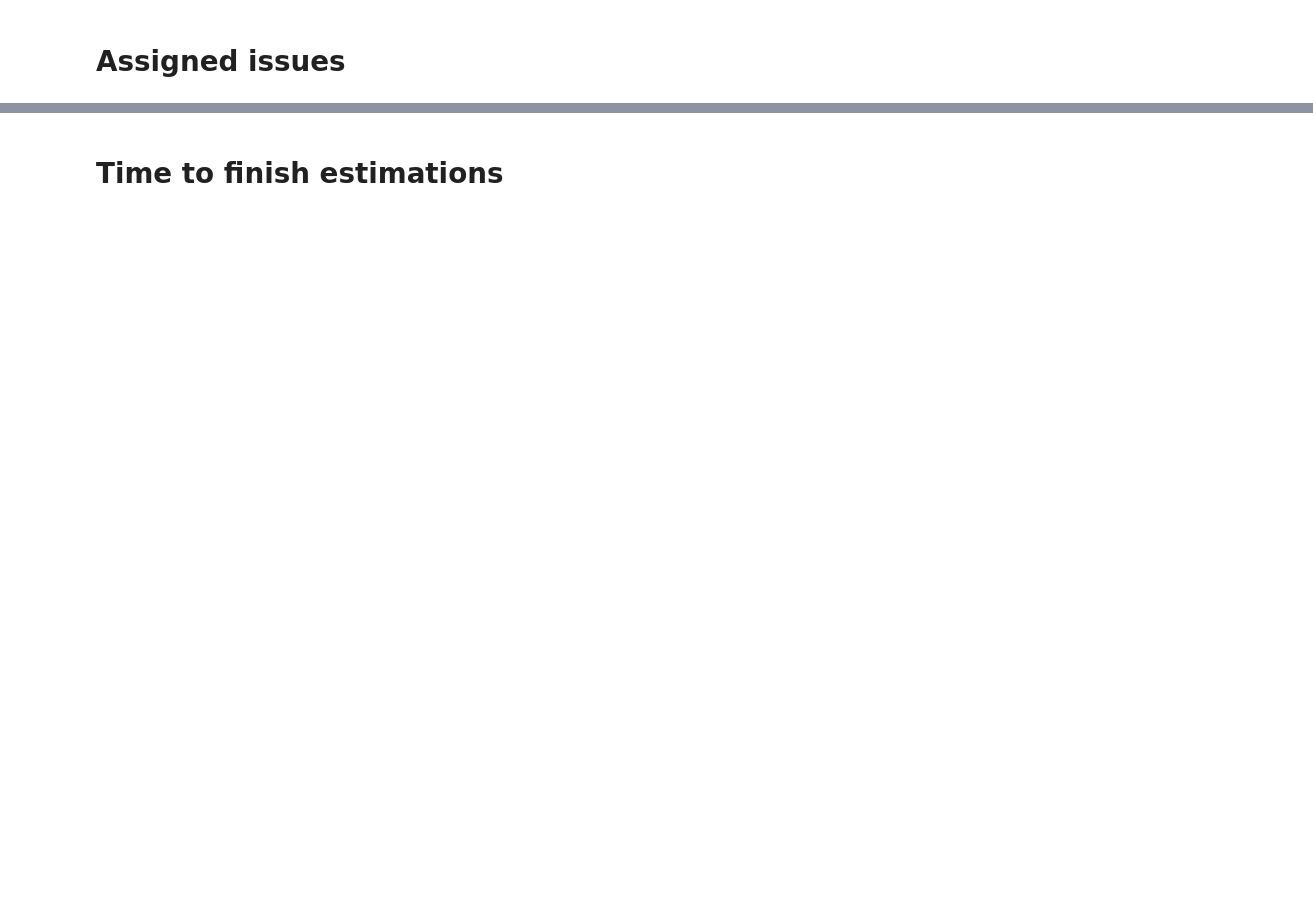
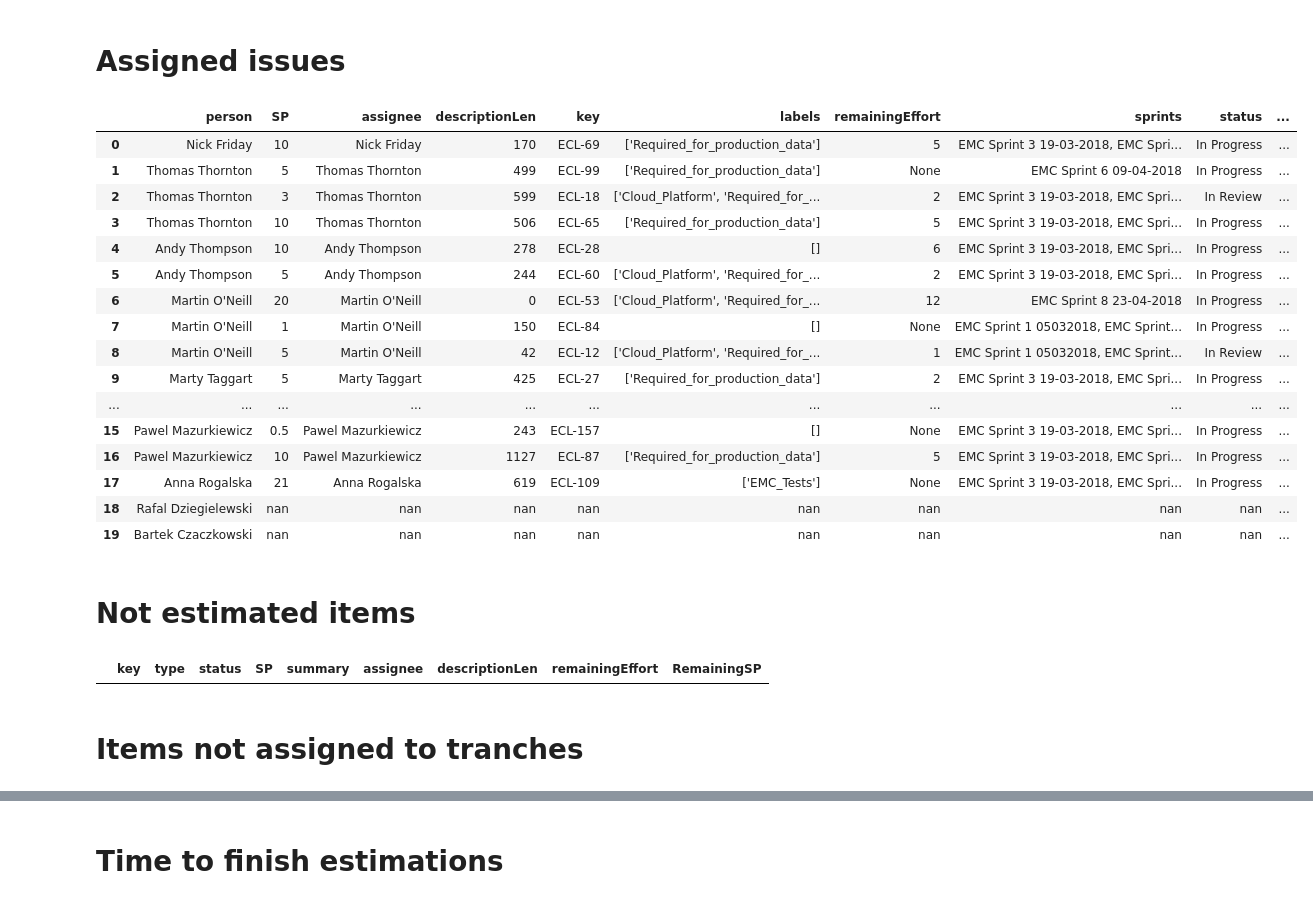
Before and after one commit to robert-krasinski/JiraAndPythonForManagers, a Jupyter notebook: R1 EMC estimation.ipynb, the cells around one changed output, grey strips where cells are left out. Cells and saved outputs as stored; diff of their text form; code cells hidden in the pictures; blank space fills up the shorter version.

```diff
--- a/R1 EMC estimation.ipynb
+++ b/R1 EMC estimation.ipynb
@@ -150,7 +206,9 @@ for issue in issuesRaw:
          'remainingEffort': issue.fields.customfield_14500,
          'summary': issue.fields.summary,
          'updated': issue.fields.updated,
-         'assignee': issue.fields.assignee
+         'assignee': issue.fields.assignee,
+         'version': issue.fields.fixVersions
+
 
         }, ignore_index=True)
 
@@ -159,38 +224,86 @@ notMovingIssues
 # %% [markdown]
 # Assigned issues
 # %%
-jql = 'project = ECL and assignee is not empty and statusCategory != Done'
+jql = 'project = ECL and assignee is not empty and statusCategory != Done and status not in (Backlog)'
 issuesRaw = jira.search_issues(jql, maxResults=False)
 
 assignedIssues = pd.DataFrame()
 
 
 #add issues to dataframe
 for issue in issuesRaw:
     descriptionLen = 0
     if issue.fields.description : descriptionLen = len(issue.fields.description)
 
     assignee = None
     if issue.fields.assignee : assignee = issue.fields.assignee.displayName
 
+    sprints = []
+
+    for rawSprint in issue.fields.customfield_10007:
+        #unfortunately sprint information is encoded and regex is needed
+        matches = re.search('name=(.*?),', rawSprint)
+        sprints.append(matches.group(1))
+
+    if issue.fields.fixVersions : version = str(issue.fields.fixVersions)
+    else: version = ''
+
     assignedIssues = assignedIssues.append(
         {
          'key': issue.key,
          'type': issue.fields.issuetype.name,
          'status': issue.fields.status.name,
          'SP': issue.fields.customfield_10005,
          'remainingEffort': issue.fields.customfield_14500,
          'summary': issue.fields.summary,
          'descriptionLen': descriptionLen,
-         'assignee': assignee
+         'assignee': assignee,
+         'version': version,
+         'labels': issue.fields.labels,
+         'sprints': ', '.join(sprints)
         }, ignore_index=True)
 
 assignedIssues = assignedIssues.sort_values('assignee', ascending=False)
 #assignedIssues
 
 t = [('person', ['Nick Friday','Thomas Thornton', 'Andy Thompson', "Martin O'Neill", 'Marty Taggart', 'James Thompson',
-        'Brett Bieker', 'Pawel Mazurkiewicz', 'Anna Rogalska'])]
+        'Brett Bieker', 'Pawel Mazurkiewicz', 'Anna Rogalska', 'Rafal Dziegielewski', 'Bartek Czaczkowski'])]
 team = pd.DataFrame.from_items(t)
 
 teamIssues = team.merge(assignedIssues, left_on='person', right_on='assignee', how='left')
+
+def color_status(val):
+    color = 'blue' if val in ['In Testing', 'In Review'] else 'black'
+    return 'color: %s' % color
+
+teamIssues = teamIssues.style.applymap(color_status)
 teamIssues
+#teamIssues.to_clipboard()
+# %% [output]
+|  | person | SP | assignee | descriptionLen | key | labels | remainingEffort | sprints | status | ... |
+| 0 | Nick Friday | 10 | Nick Friday | 170 | ECL-69 | ['Required_for_production_data'] | 5 | EMC Sprint 3 19-03-2018, EMC Spri... | In Progress | ... |
+| 1 | Thomas Thornton | 5 | Thomas Thornton | 499 | ECL-99 | ['Required_for_production_data'] | None | EMC Sprint 6 09-04-2018 | In Progress | ... |
+| 2 | Thomas Thornton | 3 | Thomas Thornton | 599 | ECL-18 | ['Cloud_Platform', 'Required_for_... | 2 | EMC Sprint 3 19-03-2018, EMC Spri... | In Review | ... |
+| 3 | Thomas Thornton | 10 | Thomas Thornton | 506 | ECL-65 | ['Required_for_production_data'] | 5 | EMC Sprint 3 19-03-2018, EMC Spri... | In Progress | ... |
+| 4 | Andy Thompson | 10 | Andy Thompson | 278 | ECL-28 | [] | 6 | EMC Sprint 3 19-03-2018, EMC Spri... | In Progress | ... |
+| 5 | Andy Thompson | 5 | Andy Thompson | 244 | ECL-60 | ['Cloud_Platform', 'Required_for_... | 2 | EMC Sprint 3 19-03-2018, EMC Spri... | In Progress | ... |
+| 6 | Martin O'Neill | 20 | Martin O'Neill | 0 | ECL-53 | ['Cloud_Platform', 'Required_for_... | 12 | EMC Sprint 8 23-04-2018 | In Progress | ... |
+| 7 | Martin O'Neill | 1 | Martin O'Neill | 150 | ECL-84 | [] | None | EMC Sprint 1 05032018, EMC Sprint... | In Progress | ... |
+| 8 | Martin O'Neill | 5 | Martin O'Neill | 42 | ECL-12 | ['Cloud_Platform', 'Required_for_... | 1 | EMC Sprint 1 05032018, EMC Sprint... | In Review | ... |
+| 9 | Marty Taggart | 5 | Marty Taggart | 425 | ECL-27 | ['Required_for_production_data'] | 2 | EMC Sprint 3 19-03-2018, EMC Spri... | In Progress | ... |
+| ... | ... | ... | ... | ... | ... | ... | ... | ... | ... | ... |
+| 15 | Pawel Mazurkiewicz | 0.5 | Pawel Mazurkiewicz | 243 | ECL-157 | [] | None | EMC Sprint 3 19-03-2018, EMC Spri... | In Progress | ... |
+| 16 | Pawel Mazurkiewicz | 10 | Pawel Mazurkiewicz | 1127 | ECL-87 | ['Required_for_production_data'] | 5 | EMC Sprint 3 19-03-2018, EMC Spri... | In Progress | ... |
+| 17 | Anna Rogalska | 21 | Anna Rogalska | 619 | ECL-109 | ['EMC_Tests'] | None | EMC Sprint 3 19-03-2018, EMC Spri... | In Progress | ... |
+| 18 | Rafal Dziegielewski | nan | nan | nan | nan | nan | nan | nan | nan | ... |
+| 19 | Bartek Czaczkowski | nan | nan | nan | nan | nan | nan | nan | nan | ... |
+# %% [markdown]
+# Not estimated items
+# %%
+#issues
+notEstimated = issues[issues['SP'].isnull()]
+notEstimated
+# %% [output]
+|  | key | type | status | SP | summary | assignee | descriptionLen | remainingEffort | RemainingSP |
+# %% [markdown]
+# Items not assigned to tranches
```
Also changed, not shown: parts of 14 cells of this notebook, 21 other files.
